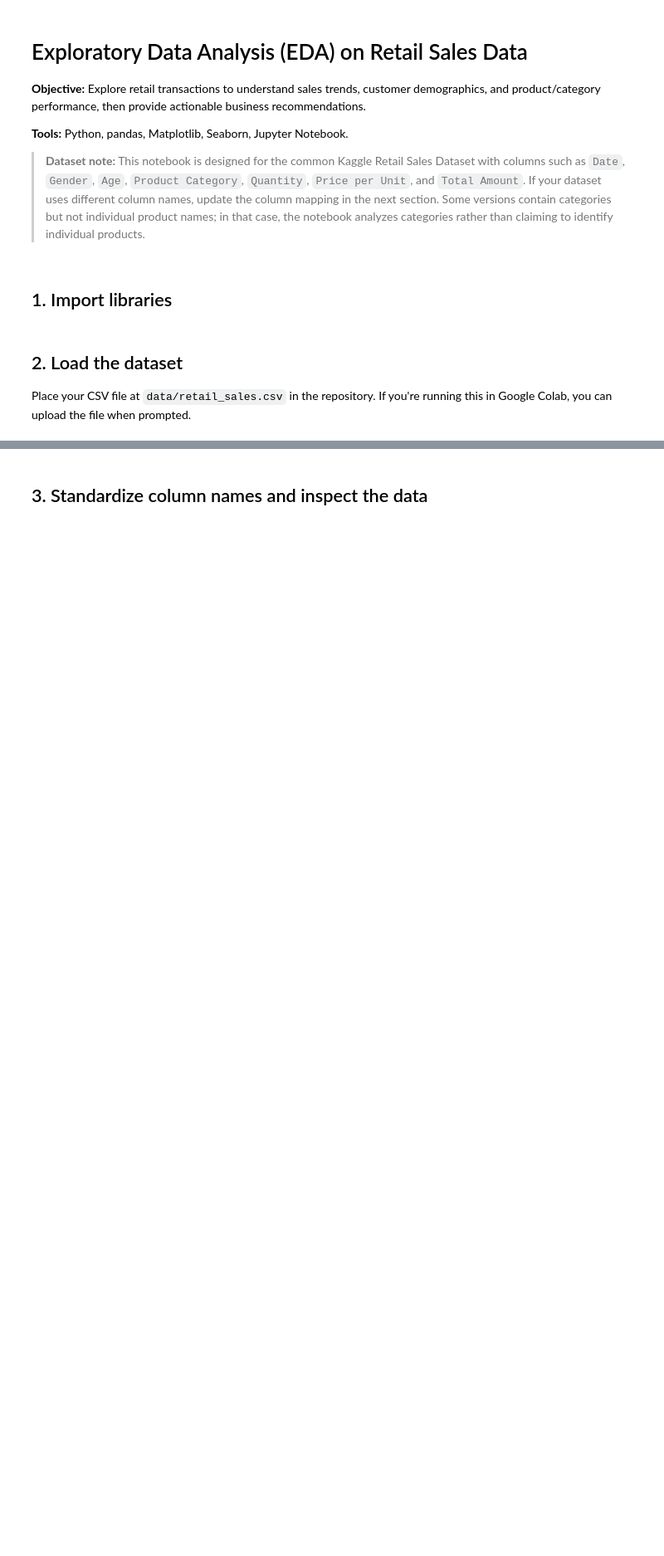
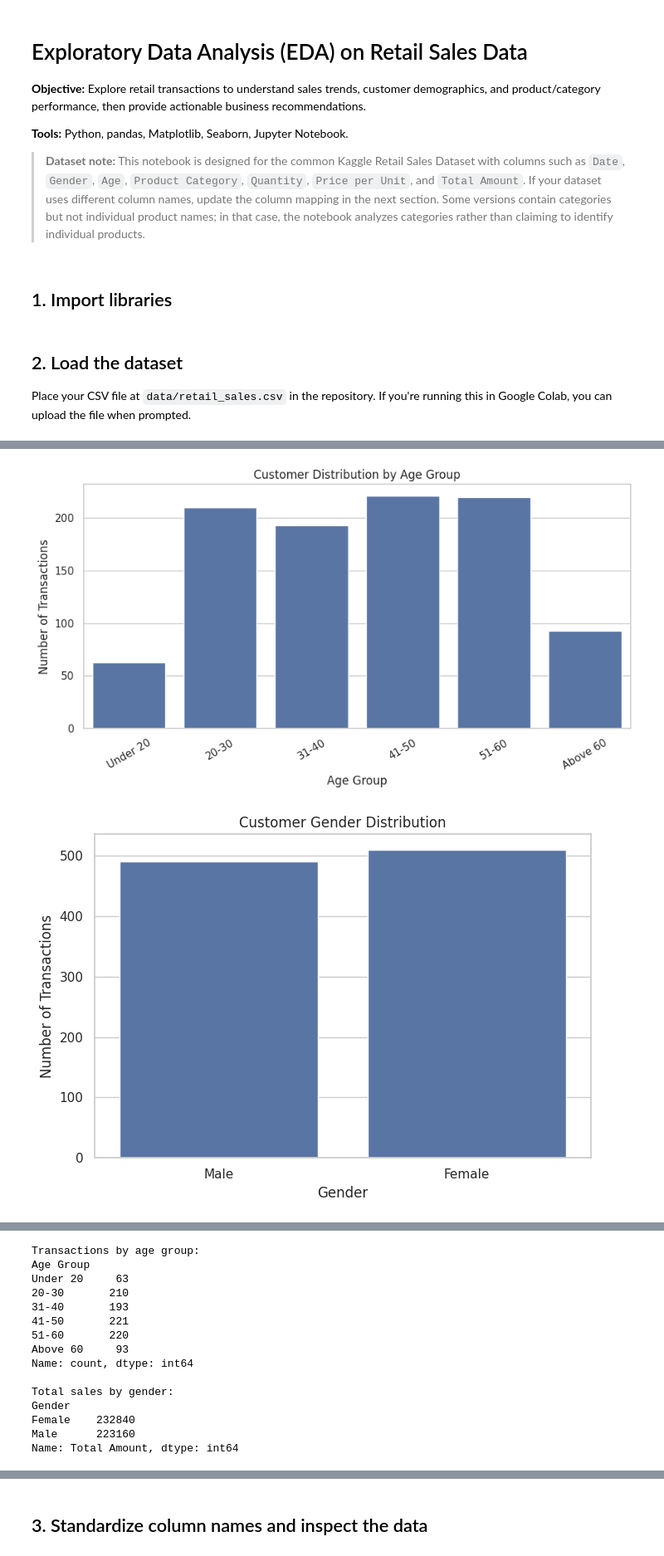
Before and after one commit to navya543s/OIBSIP, a Jupyter notebook: retail_sales_eda.ipynb, the cells around one changed output, grey strips where cells are left out. Shown at 83% size. Cells and saved outputs as stored; diff of their text form; code cells hidden in the pictures; blank space fills up the shorter version.

```diff
--- a/retail_sales_eda.ipynb
+++ b/retail_sales_eda.ipynb
@@ -51,0 +265,50 @@ Dataset loaded successfully.
+# %%
+
+import matplotlib.pyplot as plt
+import seaborn as sns
+
+# Create age groups
+df["Age Group"] = pd.cut(
+    df["Age"],
+    bins=[0, 20, 30, 40, 50, 60, 100],
+    labels=["Under 20", "20-30", "31-40", "41-50", "51-60", "Above 60"]
+)
+
+# Chart 1: Number of customers by age group
+plt.figure(figsize=(9, 5))
+sns.countplot(data=df, x="Age Group")
+plt.title("Customer Distribution by Age Group")
+plt.xlabel("Age Group")
+plt.ylabel("Number of Transactions")
+plt.xticks(rotation=30)
+plt.tight_layout()
+plt.show()
+
+# Chart 2: Gender distribution
+plt.figure(figsize=(7, 5))
+sns.countplot(data=df, x="Gender")
+plt.title("Customer Gender Distribution")
+plt.xlabel("Gender")
+plt.ylabel("Number of Transactions")
+plt.tight_layout()
+plt.show()
+
+# Chart 3: Revenue by gender
+gender_sales = df.groupby("Gender", observed=True)["Total Amount"].sum()
+
+gender_sales.plot(kind="bar", figsize=(7, 5))
+plt.title("Total Sales by Gender")
+plt.xlabel("Gender")
+plt.ylabel("Total Sales")
+plt.xticks(rotation=0)
+plt.tight_layout()
+plt.show()
+
+print("Transactions by age group:")
+print(df["Age Group"].value_counts().sort_index())
+
+print("\nTotal sales by gender:")
+print(gender_sales)
+# %% [output]
+[figure, added]
+[figure, added]
@@ -51,0 +316,15 @@ Dataset loaded successfully.
+Transactions by age group:
+Age Group
+Under 20     63
+20-30       210
+31-40       193
+41-50       221
+51-60       220
+Above 60     93
+Name: count, dtype: int64
+
+Total sales by gender:
+Gender
+Female    232840
+Male      223160
+Name: Total Amount, dtype: int64
```
Also changed, not shown: parts of 19 cells of this notebook.
